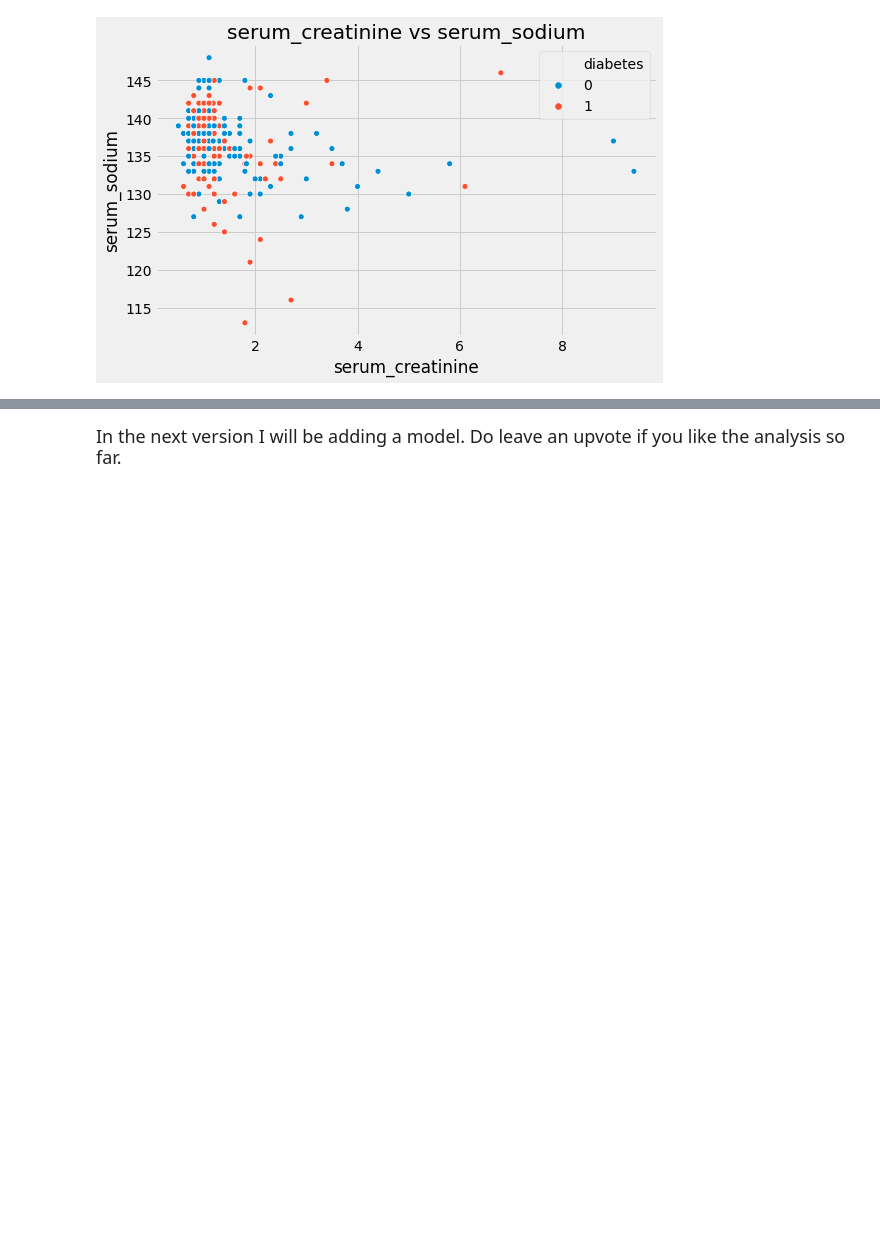
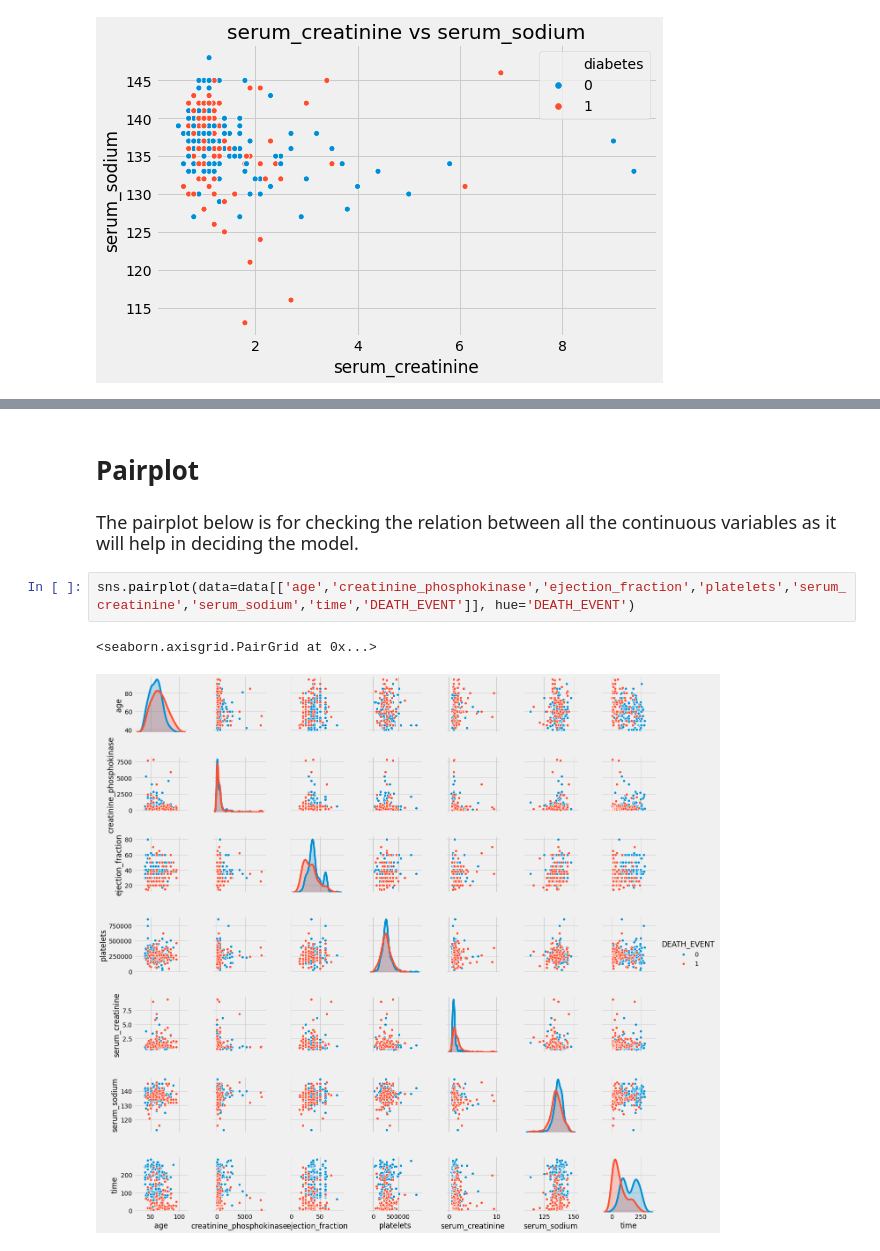
Before and after one commit to pratik-276/Infinite_Stories_with_Data, a Jupyter notebook: Heart Failure Prediction/what-s-your-chances-of-surviving-a-heart-attack.ipynb, the cells around one changed output, grey strips where cells are left out. Cells and saved outputs as stored; diff of their text form; blank space fills up the shorter version.

```diff
--- a/Heart Failure Prediction/what-s-your-chances-of-surviving-a-heart-attack.ipynb
+++ b/Heart Failure Prediction/what-s-your-chances-of-surviving-a-heart-attack.ipynb
@@ -148,2 +165,9 @@ plt.show()
-# %% [markdown]
-<p style="font-size:18px">In the next version I will be adding a model. Do leave an upvote if you like the analysis so far.</p>
+# %% [markdown]
+# Pairplot
+# %% [markdown]
+<p style="font-size:18px">The pairplot below is for checking the relation between all the continuous variables as it will help in deciding the model.</p>
+# %%
+sns.pairplot(data=data[['age','creatinine_phosphokinase','ejection_fraction','platelets','serum_creatinine','serum_sodium','time','DEATH_EVENT']], hue='DEATH_EVENT')
+# %% [output]
+<seaborn.axisgrid.PairGrid at 0x...>
+[figure, added]
```
Also changed, not shown: parts of 29 cells of this notebook.
